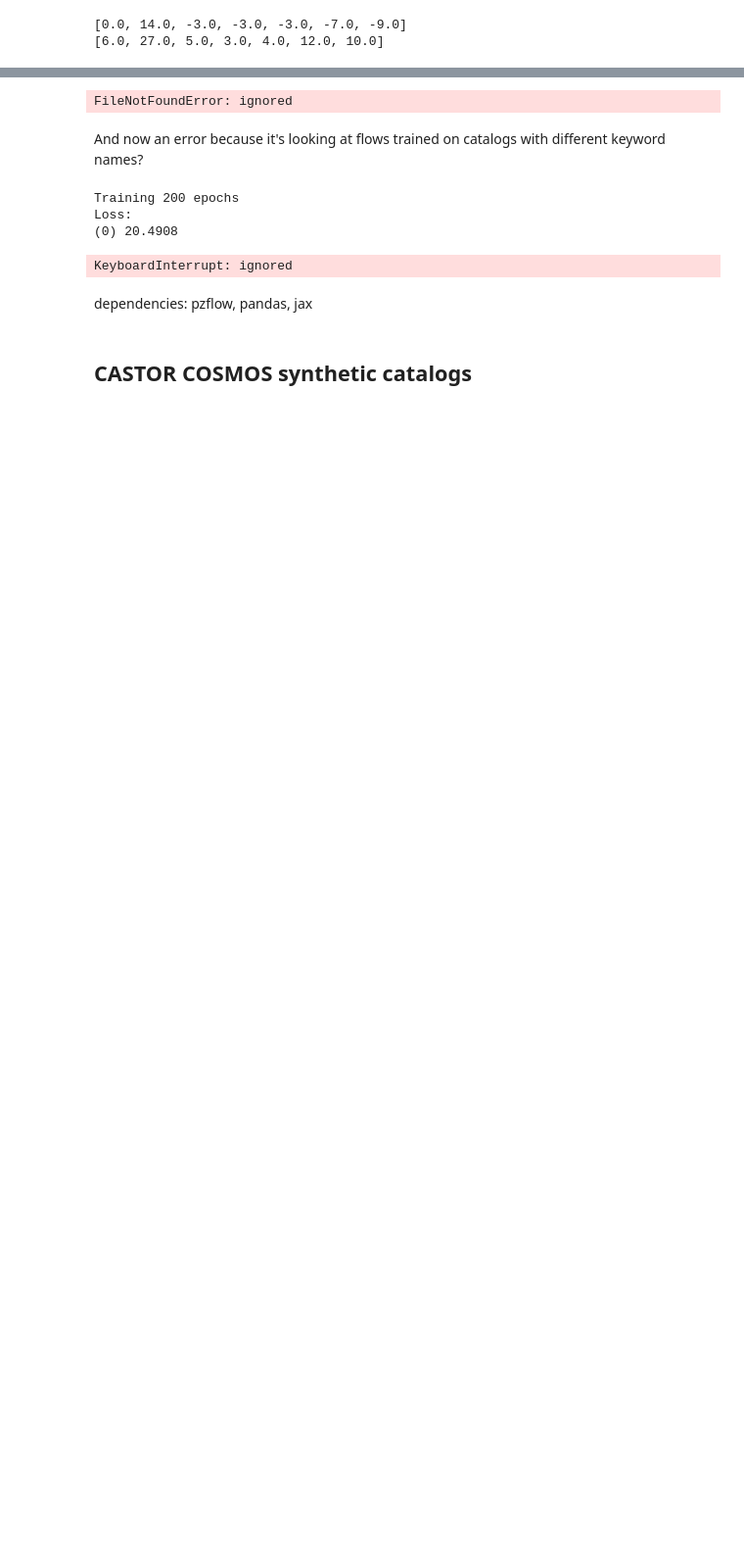
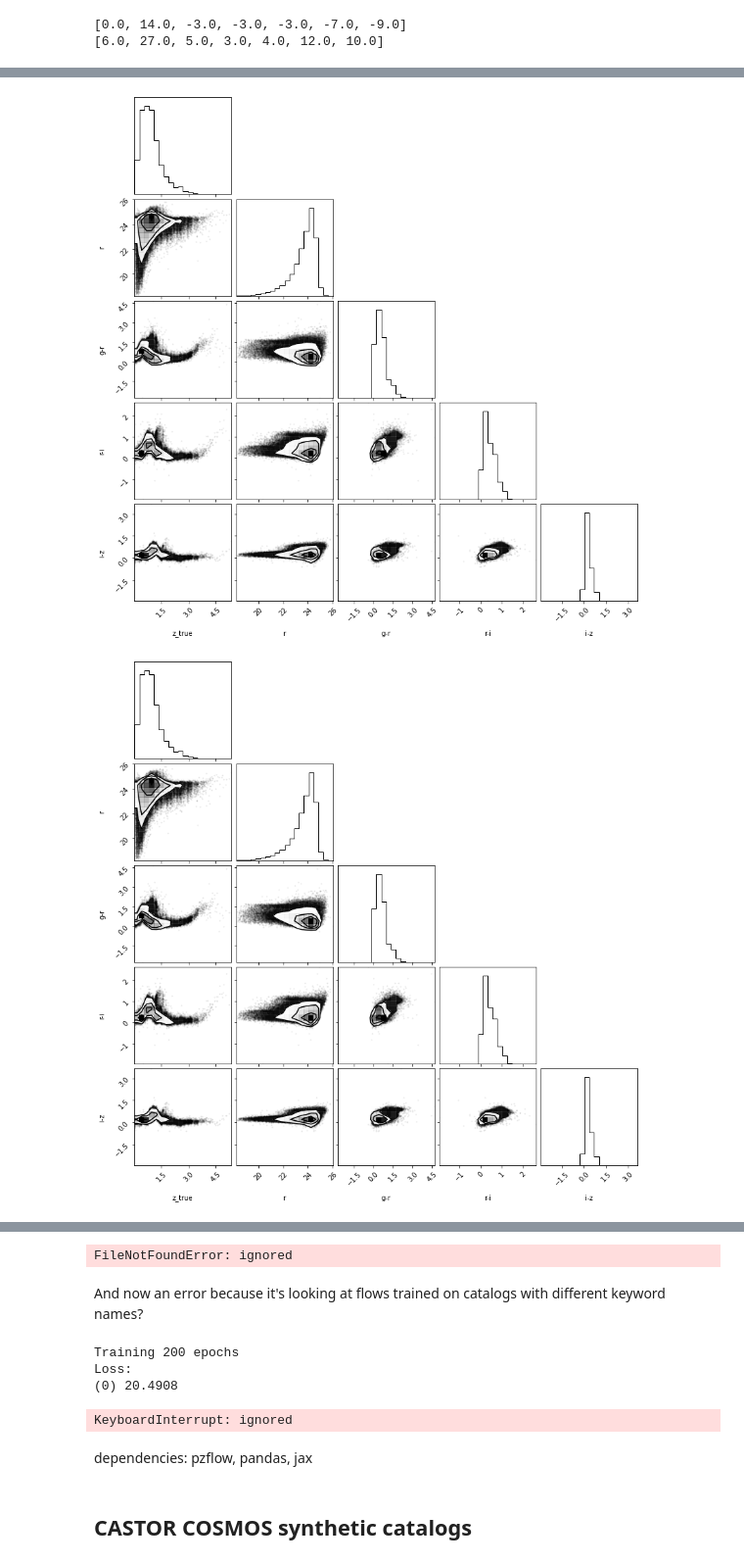
Before and after one commit to aimalz/CASTORpz, a Jupyter notebook: TheLastMetric.ipynb, the cells around one changed output, grey strips where cells are left out. Shown: that part at 98% size. Cells and saved outputs as stored; diff of their text form; code cells hidden in the pictures; blank space fills up the shorter version.

```diff
--- a/TheLastMetric.ipynb
+++ b/TheLastMetric.ipynb
@@ -346,3 +361,6 @@ for os in catalogs.keys():
 #                           #  N = 10
 #                             )
 #     ensembles[os] = flowEns2
+# %%
+corner.corner(catalogs['LSST-only'])
+# %% [output]
@@ -348,0 +370,2 @@ for os in catalogs.keys():
+[figure, added]
+[figure, added]
```
Also changed, not shown: parts of 16 cells of this notebook.
